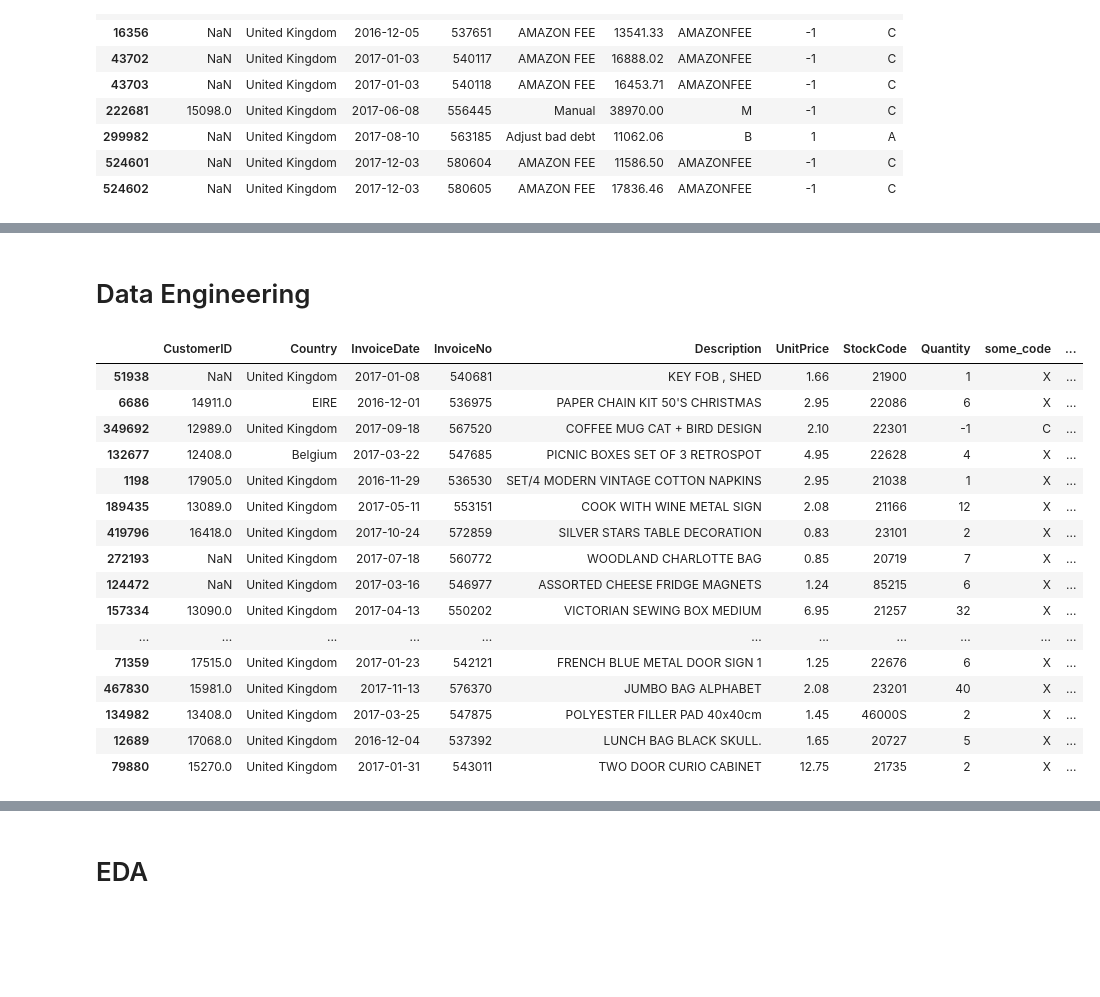
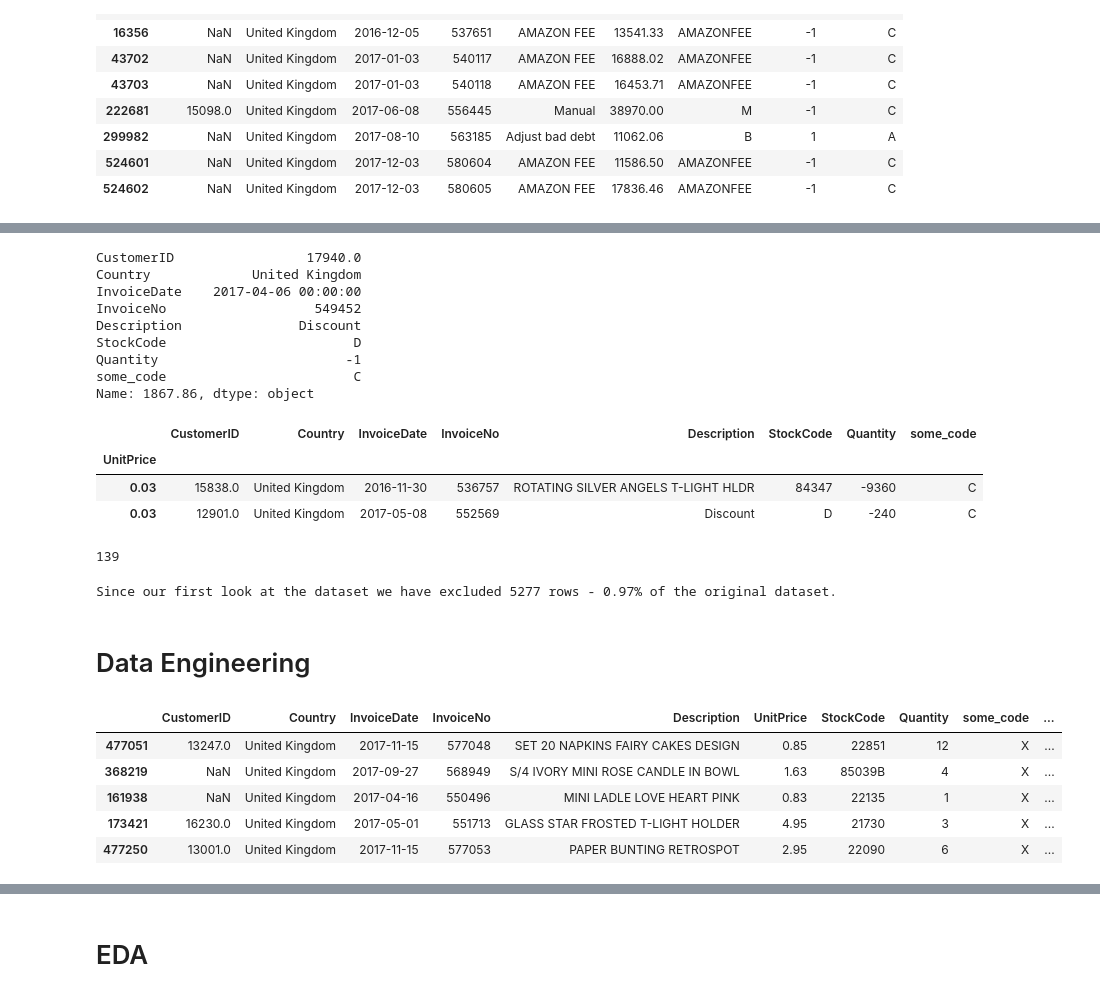
Before and after one commit to felipedmnq/PA05-Insiders-Program, a Jupyter notebook: Notebooks/c1.0-fdv-end-to-end-clustering-W2.ipynb, the cells around one changed output, grey strips where cells are left out. Drawn from its saved outputs; the diff is of its cells as text; code cells hidden in the pictures; blank space fills up the shorter version.

```diff
--- a/Notebooks/c1.0-fdv-end-to-end-clustering-W2.ipynb
+++ b/Notebooks/c1.0-fdv-end-to-end-clustering-W2.ipynb
@@ -767,0 +626,8 @@ Since our first look at the dataset we have excluded 5224 rows - 0.96% of the or
+# %%
+# Separating the dataset into 2 datasets - sales and not sales.
+
+df_not_sales = df_init_2.query('Description == ["POSTAGE", "AMAZON FEE", "Manual", "Adjust bad debt", "Bank Charges", "DOTCOM POSTAGE","CARRIAGE","CRUK Commission"]')
+df_only_sales = df_init_2.query('Description != ["POSTAGE", "AMAZON FEE", "Manual", "Adjust bad debt", "Bank Charges", "DOTCOM POSTAGE","CARRIAGE", "CRUK Commission"]')
+
+print(df_not_sales.shape)
+print(df_only_sales.shape)
@@ -767,0 +641,2 @@ Since our first look at the dataset we have excluded 5224 rows - 0.96% of the or
+# %%
+len(df_only_sales.set_index("some_code").loc["C"])
@@ -768,34 +670,52 @@ Since our first look at the dataset we have excluded 5224 rows - 0.96% of the or
+# %%
+display(df_only_sales.set_index('UnitPrice').loc[df_only_sales["UnitPrice"].max()])
+display(df_only_sales.set_index('UnitPrice').loc[df_only_sales["UnitPrice"].min()])
+# %% [output]
+CustomerID                 17940.0
+Country             United Kingdom
+InvoiceDate    2017-04-06 00:00:00
+InvoiceNo                   549452
+Description               Discount
+StockCode                        D
+Quantity                        -1
+some_code                        C
+Name: 1867.86, dtype: object
+|  | CustomerID | Country | InvoiceDate | InvoiceNo | Description | StockCode | Quantity | some_code |
+| UnitPrice |  |  |  |  |  |  |  |  |
+| 0.03 | 15838.0 | United Kingdom | 2016-11-30 | 536757 | ROTATING SILVER ANGELS T-LIGHT HLDR | 84347 | -9360 | C |
+| 0.03 | 12901.0 | United Kingdom | 2017-05-08 | 552569 | Discount | D | -240 | C |
+# %%
+len(df_only_sales.query('Description == ["Discount", "SAMPLES"]'))
+# %% [output]
+139
+# %%
+print(f'Since our first look at the dataset we have excluded {df_init.shape[0] - df_only_sales.shape[0]} rows - {((df_init.shape[0] - df_only_sales.shape[0]) / df_init.shape[0]) * 100:.2f}% of the original dataset.')
+# %% [output]
+Since our first look at the dataset we have excluded 5277 rows - 0.97% of the original dataset.
 # %% [markdown]
 # Data Engineering
 # %%
-df = df_init_3.copy()
+df = df_only_sales.copy()
 # %%
 # Creating YEAR, MONTH and DAY_OF_WEEK Features.
 
+# Year
 df['InvoiceYear'] = df['InvoiceDate'].dt.year
 
+# Month
 df['InvoiceMonth'] = df['InvoiceDate'].dt.month
 
+# Weekday
 df['InvoiceDayWeek'] = df['InvoiceDate'].dt.weekday
 
+# Total purchase value
 df['TotalValue'] = df['UnitPrice'] * df['Quantity']
 
-df.sample(20)
+df.sample(5)
 # %% [output]
 |  | CustomerID | Country | InvoiceDate | InvoiceNo | Description | UnitPrice | StockCode | Quantity | some_code | ... |
-| 51938 | NaN | United Kingdom | 2017-01-08 | 540681 | KEY FOB , SHED | 1.66 | 21900 | 1 | X | ... |
-| 6686 | 14911.0 | EIRE | 2016-12-01 | 536975 | PAPER CHAIN KIT 50'S CHRISTMAS | 2.95 | 22086 | 6 | X | ... |
-| 349692 | 12989.0 | United Kingdom | 2017-09-18 | 567520 | COFFEE MUG CAT + BIRD DESIGN | 2.10 | 22301 | -1 | C | ... |
-| 132677 | 12408.0 | Belgium | 2017-03-22 | 547685 | PICNIC BOXES SET OF 3 RETROSPOT | 4.95 | 22628 | 4 | X | ... |
-| 1198 | 17905.0 | United Kingdom | 2016-11-29 | 536530 | SET/4 MODERN VINTAGE COTTON NAPKINS | 2.95 | 21038 | 1 | X | ... |
-| 189435 | 13089.0 | United Kingdom | 2017-05-11 | 553151 | COOK WITH WINE METAL SIGN | 2.08 | 21166 | 12 | X | ... |
-| 419796 | 16418.0 | United Kingdom | 2017-10-24 | 572859 | SILVER STARS TABLE DECORATION | 0.83 | 23101 | 2 | X | ... |
-| 272193 | NaN | United Kingdom | 2017-07-18 | 560772 | WOODLAND CHARLOTTE BAG | 0.85 | 20719 | 7 | X | ... |
-| 124472 | NaN | United Kingdom | 2017-03-16 | 546977 | ASSORTED CHEESE FRIDGE MAGNETS | 1.24 | 85215 | 6 | X | ... |
-| 157334 | 13090.0 | United Kingdom | 2017-04-13 | 550202 | VICTORIAN SEWING BOX MEDIUM | 6.95 | 21257 | 32 | X | ... |
-| ... | ... | ... | ... | ... | ... | ... | ... | ... | ... | ... |
-| 71359 | 17515.0 | United Kingdom | 2017-01-23 | 542121 | FRENCH BLUE METAL DOOR SIGN 1 | 1.25 | 22676 | 6 | X | ... |
-| 467830 | 15981.0 | United Kingdom | 2017-11-13 | 576370 | JUMBO BAG ALPHABET | 2.08 | 23201 | 40 | X | ... |
-| 134982 | 13408.0 | United Kingdom | 2017-03-25 | 547875 | POLYESTER FILLER PAD 40x40cm | 1.45 | 46000S | 2 | X | ... |
-| 12689 | 17068.0 | United Kingdom | 2016-12-04 | 537392 | LUNCH BAG BLACK SKULL. | 1.65 | 20727 | 5 | X | ... |
-| 79880 | 15270.0 | United Kingdom | 2017-01-31 | 543011 | TWO DOOR CURIO CABINET | 12.75 | 21735 | 2 | X | ... |
+| 477051 | 13247.0 | United Kingdom | 2017-11-15 | 577048 | SET 20 NAPKINS FAIRY CAKES DESIGN | 0.85 | 22851 | 12 | X | ... |
+| 368219 | NaN | United Kingdom | 2017-09-27 | 568949 | S/4 IVORY MINI ROSE CANDLE IN BOWL | 1.63 | 85039B | 4 | X | ... |
+| 161938 | NaN | United Kingdom | 2017-04-16 | 550496 | MINI LADLE LOVE HEART PINK | 0.83 | 22135 | 1 | X | ... |
+| 173421 | 16230.0 | United Kingdom | 2017-05-01 | 551713 | GLASS STAR FROSTED T-LIGHT HOLDER | 4.95 | 21730 | 3 | X | ... |
+| 477250 | 13001.0 | United Kingdom | 2017-11-15 | 577053 | PAPER BUNTING RETROSPOT | 2.95 | 22090 | 6 | X | ... |
```
Also changed, not shown: parts of 71 cells of this notebook.
